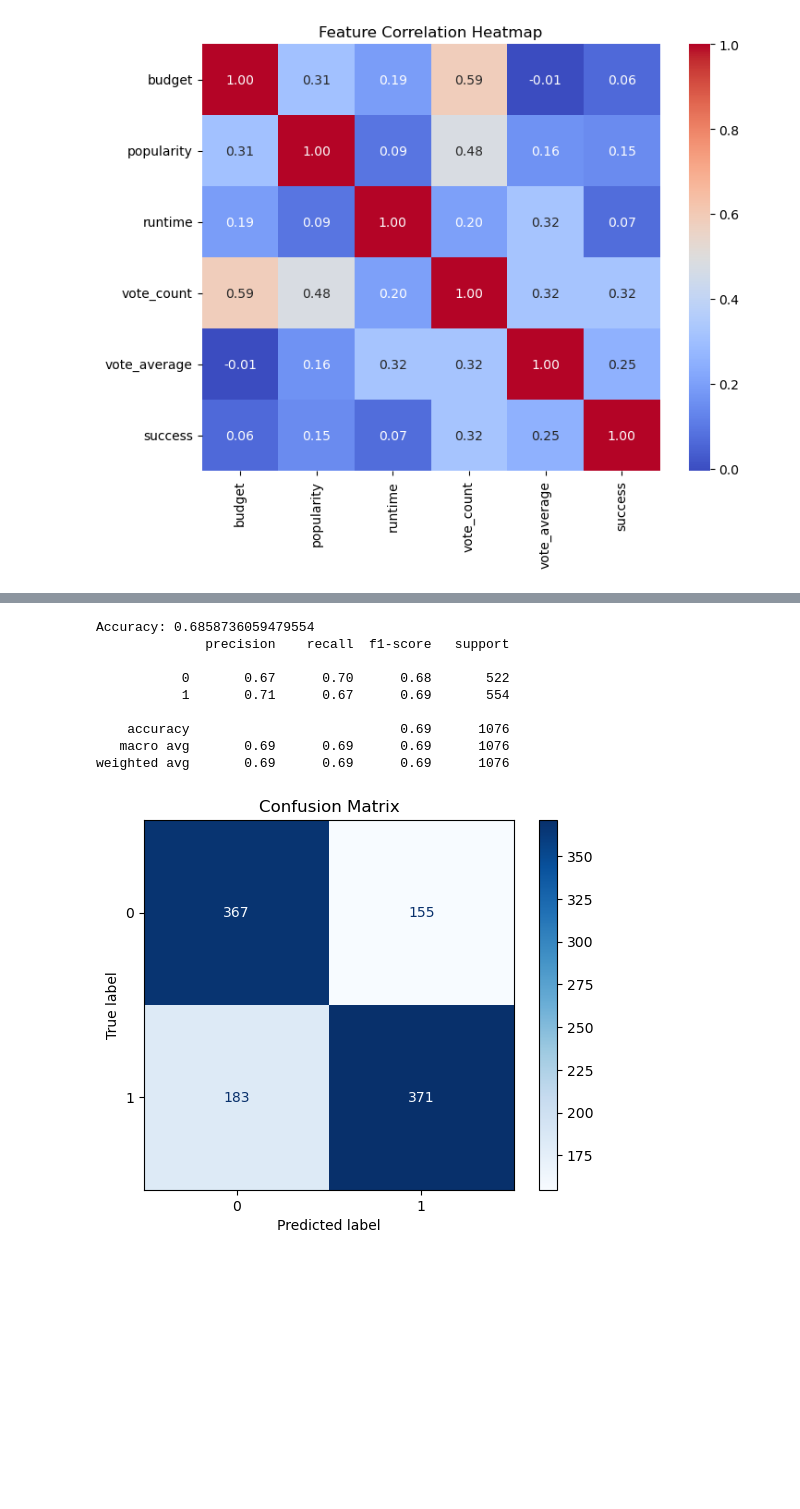
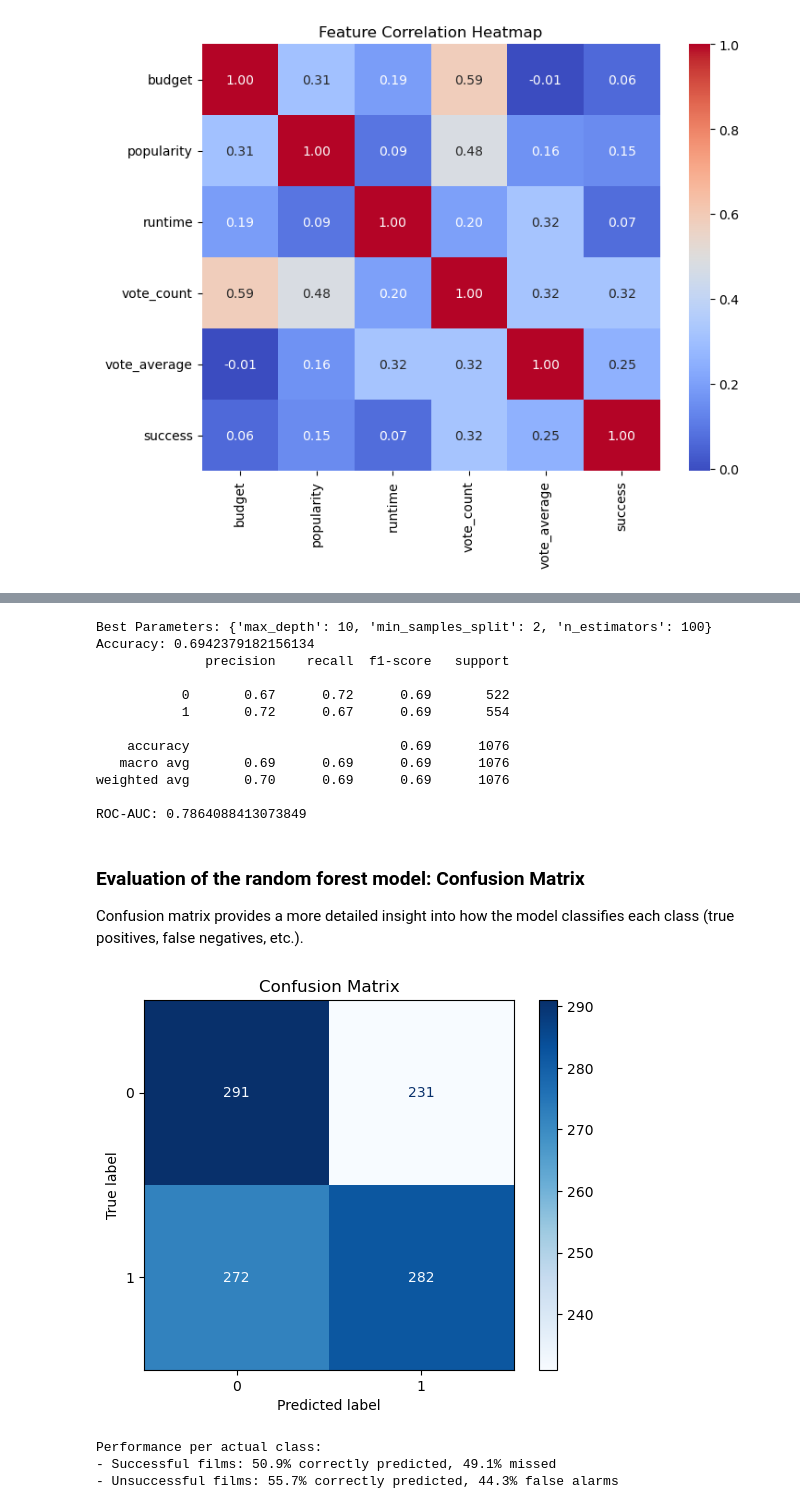
Before and after one commit to matyasfric/4IZ565-Python-project-Hit-or-Flop-movie-prediction, a Jupyter notebook: Main.ipynb, the cells around one changed output, grey strips where cells are left out. Cells and saved outputs as stored; diff of their text form; code cells hidden in the pictures; blank space fills up the shorter version.

```diff
--- a/Main.ipynb
+++ b/Main.ipynb
@@ -53,46 +122,76 @@ from sklearn.ensemble import RandomForestClassifier
 from sklearn.metrics import accuracy_score, classification_report
 from sklearn.model_selection import GridSearchCV
 
-X = df[features]
-y = df["success"]
-X_train, X_test, y_train, y_test = train_test_split(X, y, test_size=0.2, random_state=42)
+X = df[features] # Input variables (features)
+y = df["success"] # Target variable (0/1)
+X_train, X_test, y_train, y_test = train_test_split(X, y, test_size=0.2, random_state=42) #80% training set, 20% test set (test_size=0.2)
 
+#Grid Search settings for hyperparameter tuning, smaller amount of parameters for faster execution
 param_grid = {
-    'n_estimators': [100, 200],
-    'max_depth': [None, 10, 20],
-    'min_samples_split': [2, 5],
+    'n_estimators': [100, 200], # Number of decision trees
+    'max_depth': [None, 10, 20], # Maximum tree depth
+    'min_samples_split': [2, 5], # Minimum number of samples for node splitting
 }
 
-grid_search = GridSearchCV(RandomForestClassifier(random_state=42), param_grid, cv=5, scoring='accuracy')
+grid_search = GridSearchCV(
+    RandomForestClassifier(random_state=42),
+    param_grid,
+    cv=5, # 5-times cross-validation
+    scoring='accuracy') # Metrics for choosing the best model
 grid_search.fit(X_train, y_train)
 
 print("Best Parameters:", grid_search.best_params_)
-model = grid_search.best_estimator_
+model = grid_search.best_estimator_ # Best model from grid search
 
-y_pred = model.predict(X_test)
+y_pred = model.predict(X_test) #prediction for test set
 
 
 print("Accuracy:", accuracy_score(y_test, y_pred))
 print(classification_report(y_test, y_pred))
 #ladění hyper parametrů pomocí gridsearchCV napr 100 stromů není správně ROC křivka
 #přidat popisky v MD
+
+from sklearn.metrics import roc_auc_score
+y_proba = model.predict_proba(X_test)[:, 1]
+print("ROC-AUC:", roc_auc_score(y_test, y_proba))
+#nevím, jestli tam máme přidat i tuhle ROC křivku
 # %% [output]
-Accuracy: 0.6858736059479554
+Best Parameters: {'max_depth': 10, 'min_samples_split': 2, 'n_estimators': 100}
+Accuracy: 0.6942379182156134
               precision    recall  f1-score   support
 
-           0       0.67      0.70      0.68       522
-           1       0.71      0.67      0.69       554
+           0       0.67      0.72      0.69       522
+           1       0.72      0.67      0.69       554
 
     accuracy                           0.69      1076
    macro avg       0.69      0.69      0.69      1076
-weighted avg       0.69      0.69      0.69      1076
+weighted avg       0.70      0.69      0.69      1076
+
+ROC-AUC: 0.7864088413073849
+# %% [markdown]
+### Evaluation of the random forest model: Confusion Matrix
+
+Confusion matrix provides a more detailed insight into how the model classifies each class (true positives, false negatives, etc.).
 # %%
 from sklearn.metrics import confusion_matrix, ConfusionMatrixDisplay
+import numpy as np
 
 cm = confusion_matrix(y_test, y_pred)
 disp = ConfusionMatrixDisplay(confusion_matrix=cm)
 disp.plot(cmap="Blues")
 plt.title("Confusion Matrix")
 plt.show()
+
+# Calculate percentage of correct predictions
+
+row_totals = cm.sum(axis=1)
+cm_percent_rows = cm / row_totals[:, np.newaxis] * 100
+
+print(f"\nPerformance per actual class:")
+print(f"- Successful films: {cm_percent_rows[1,1]:.1f}% correctly predicted, {cm_percent_rows[1,0]:.1f}% missed")
+print(f"- Unsuccessful films: {cm_percent_rows[0,0]:.1f}% correctly predicted, {cm_percent_rows[0,1]:.1f}% false alarms")
 # %% [output]
-[figure, old version]
+[figure, new version]
+Performance per actual class:
+- Successful films: 50.9% correctly predicted, 49.1% missed
+- Unsuccessful films: 55.7% correctly predicted, 44.3% false alarms
```
Also changed, not shown: parts of 14 cells of this notebook.
